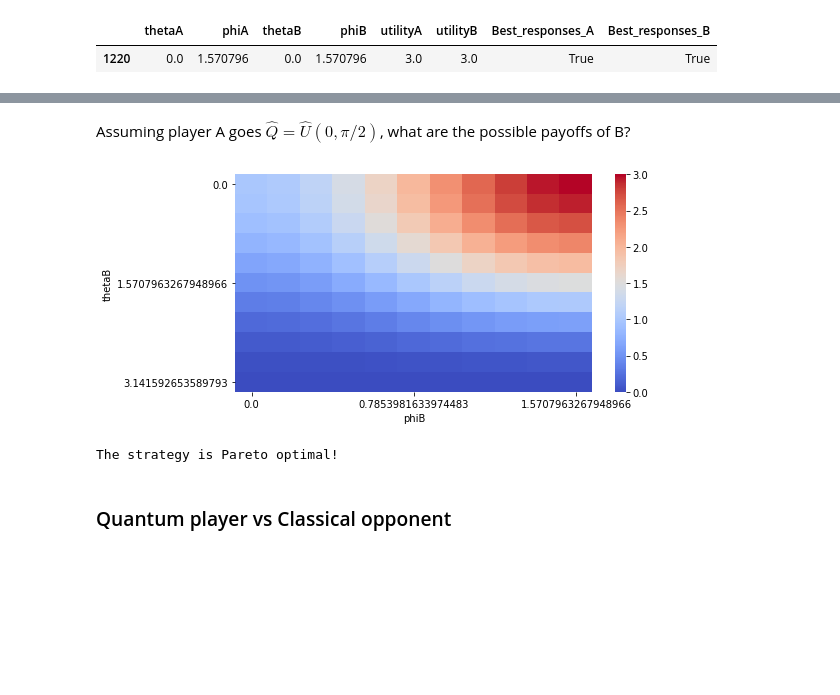
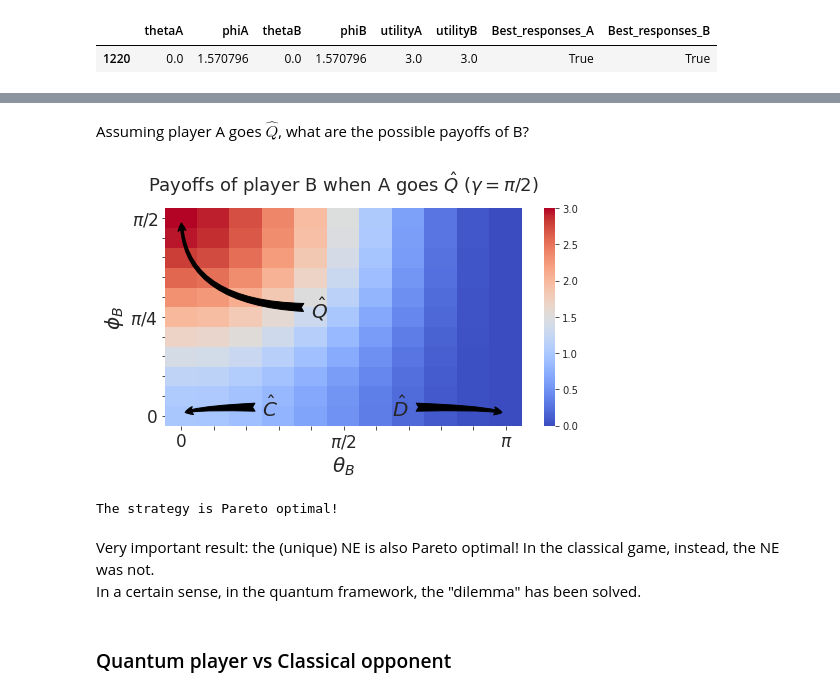
Before and after one commit to MattiaPujatti/A-Brief-Introduction-to-Quantum-Game-Theory, a Jupyter notebook: Quantum 2x2 Games.ipynb, the cells around one changed output, grey strips where cells are left out. Cells and saved outputs as stored; diff of their text form; code cells hidden in the pictures; blank space fills up the shorter version.

```diff
--- a/Quantum 2x2 Games.ipynb
+++ b/Quantum 2x2 Games.ipynb
@@ -438,2 +459,2 @@ display(ne_qpd_me)
 # %% [markdown]
-Assuming player A goes $\hat{Q} = \hat{U}(0,\pi/2)$, what are the possible payoffs of B?
+Assuming player A goes $\hat{Q}$, what are the possible payoffs of B?
@@ -442,16 +461,44 @@ grid_me_AQ = payoff_grid([0], [np.pi/2], thetaB, phiB, payoff_matrix_pd, np.pi/2
-# %%
-# Plot the results as a heatmap
-fig = plt.figure(figsize=(8,4))
-
-grid_me_AQ_pivot = grid_me_AQ.pivot("thetaB", "phiB", "utilityB")
-
-ax = sns.heatmap(grid_me_AQ_pivot, xticklabels=5, yticklabels=5, cmap="coolwarm")
-# %% [output]
-[figure, removed]
-# %%
-Is_Pareto_Optimal(brs_pd_me, 1220)
-# %% [output]
-The strategy is Pareto optimal!
+# %%
+PrisonersDilemma_gmax_vsQ = Quantum2x2Game(payoff_matrix=payoff_matrix_pd, gamma=np.pi/2)
+PrisonersDilemma_gmax_vsQ.update_parameters(theta=[0], phi=[np.pi/2], player="A")
+
+grid_me_AQ = PrisonersDilemma_gmax_vsQ.compute_payoff_grid()
+# %%
+# Plot the results as a heatmap
+fig = plt.figure(figsize=(8,4))
+
+grid_me_AQ_pivot = grid_me_AQ.pivot("phiB", "thetaB", "utilityB")
+minu_BvsQ = sns.heatmap(grid_me_AQ_pivot, cmap="coolwarm")
+
+xticklabels = ['0'] + ['']*(len(thetaA)//2-1) + [r'$\pi$/2'] + ['']*(len(thetaA)//2-1) + [r'$\pi$']
+yticklabels = ['0'] + ['']*(len(phiA)//2-1) + [r'$\pi$/4'] + ['']*(len(phiA)//2-1) + [r'$\pi/2$']
+
+minu_BvsQ.set_xticklabels(xticklabels, size = 17, rotation=0)
+minu_BvsQ.set_yticklabels(yticklabels, size = 17)
+minu_BvsQ.set_title(r'Payoffs of player B when A goes $\hat{Q}$ ($\gamma=\pi/2$)', fontsize=18, y=1.05)
+minu_BvsQ.set_xlabel(r'$\theta_B$', fontsize=20)
+minu_BvsQ.set_ylabel(r'$\phi_B$', fontsize=20)
+
+minu_BvsQ.annotate(r'$\hat{C}$', xy=(0.5,0.5), fontsize=20, xytext=(3,0.5),
+                  arrowprops=dict(arrowstyle="fancy", color="0", shrinkA=5, shrinkB=5,
+                                 connectionstyle="angle3,angleA=0,angleB=90"))
+minu_BvsQ.annotate(r'$\hat{D}$', xy=(10.5,0.5), fontsize=20, xytext=(7,0.5),
+                  arrowprops=dict(arrowstyle="fancy", color="0", shrinkA=5, shrinkB=5,
+                                 connectionstyle="angle3,angleA=0,angleB=90"))
+minu_BvsQ.annotate(r'$\hat{Q}$', xy=(0.5,10.5), fontsize=20, xytext=(4.5,5.5),
+                  arrowprops=dict(arrowstyle="fancy", color="0", shrinkA=5, shrinkB=5,
+                                 connectionstyle="angle3,angleA=0,angleB=90"))
+
+minu_BvsQ.invert_yaxis()
+# %% [output]
+[figure, added]
+# %%
+PrisonersDilemma_gmax.Is_Pareto_Optimal(1220)
+# %% [output]
+The strategy is Pareto optimal!
+# %% [markdown]
+Very important result: the (unique) NE is also Pareto optimal! In the classical game, instead, the NE was not. <br>
+In a certain sense, in the quantum framework, the "dilemma" has been solved.
 # %% [markdown]
 ### Quantum player vs Classical opponent
 # %% [markdown]
```
Also changed, not shown: parts of 58 cells of this notebook, 15 other files.
